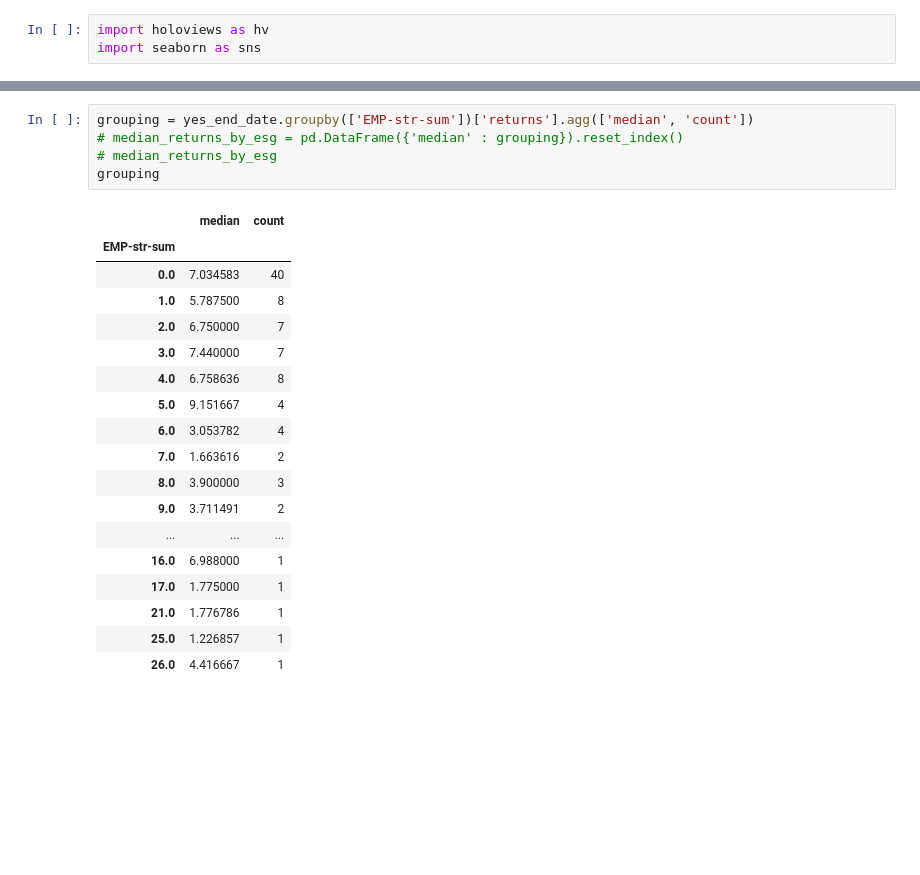
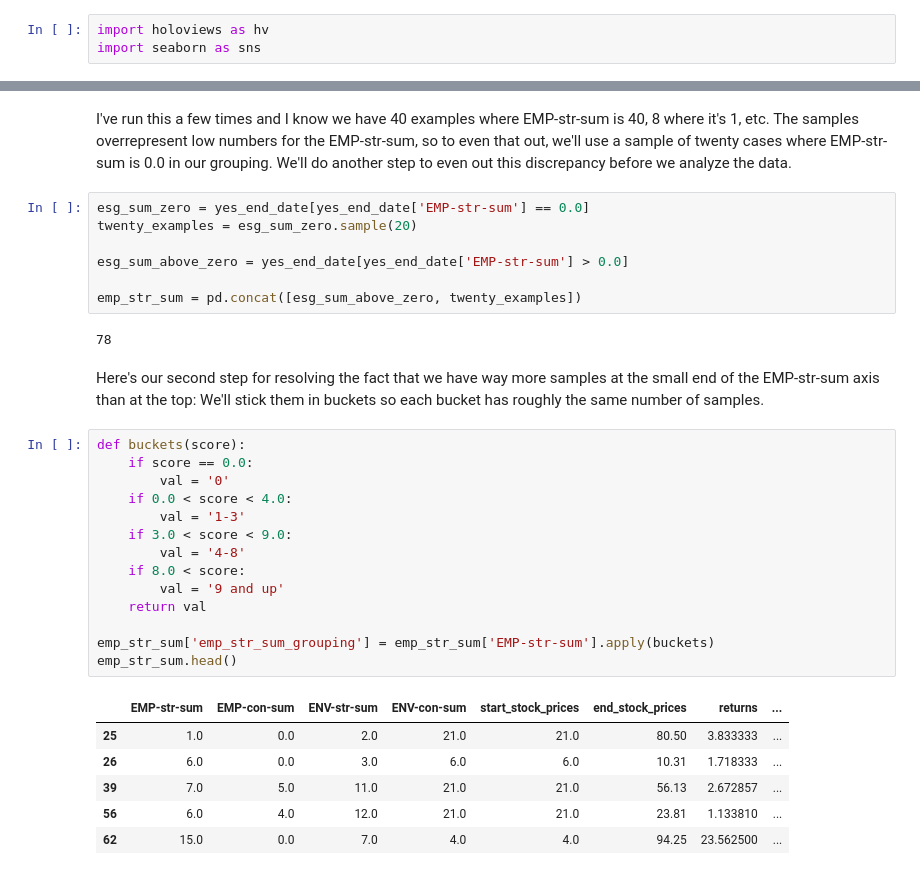
Before and after one commit to chelseatroy/fund_scale, a Jupyter notebook: data_explo/Exploring S&P Ethical Index Data.ipynb, the cells around one changed output, grey strips where cells are left out. Cells and saved outputs as stored; diff of their text form; blank space fills up the shorter version.

```diff
--- a/data_explo/Exploring S&P Ethical Index Data.ipynb
+++ b/data_explo/Exploring S&P Ethical Index Data.ipynb
@@ -254,24 +254,34 @@ ax4.scatter(x=yes_end_date['ENV-con-sum'], y=yes_end_date['returns'])
-# %%
-grouping = yes_end_date.groupby(['EMP-str-sum'])['returns'].agg(['median', 'count'])
-# median_returns_by_esg = pd.DataFrame({'median' : grouping}).reset_index()
-# median_returns_by_esg
-grouping
-# %% [output]
-|  | median | count |
-| EMP-str-sum |  |  |
-| 0.0 | 7.034583 | 40 |
-| 1.0 | 5.787500 | 8 |
-| 2.0 | 6.750000 | 7 |
-| 3.0 | 7.440000 | 7 |
-| 4.0 | 6.758636 | 8 |
-| 5.0 | 9.151667 | 4 |
-| 6.0 | 3.053782 | 4 |
-| 7.0 | 1.663616 | 2 |
-| 8.0 | 3.900000 | 3 |
-| 9.0 | 3.711491 | 2 |
-| ... | ... | ... |
-| 16.0 | 6.988000 | 1 |
-| 17.0 | 1.775000 | 1 |
-| 21.0 | 1.776786 | 1 |
-| 25.0 | 1.226857 | 1 |
-| 26.0 | 4.416667 | 1 |
+# %% [markdown]
+I've run this a few times and I know we have 40 examples where EMP-str-sum is 40, 8 where it's 1, etc. The samples overrepresent low numbers for the EMP-str-sum, so to even that out, we'll use a sample of twenty cases where EMP-str-sum is 0.0 in our grouping. We'll do another step to even out this discrepancy before we analyze the data.
+# %%
+esg_sum_zero = yes_end_date[yes_end_date['EMP-str-sum'] == 0.0]
+twenty_examples = esg_sum_zero.sample(20)
+
+esg_sum_above_zero = yes_end_date[yes_end_date['EMP-str-sum'] > 0.0]
+
+emp_str_sum = pd.concat([esg_sum_above_zero, twenty_examples])
+# %% [output]
+78
+# %% [markdown]
+Here's our second step for resolving the fact that we have way more samples at the small end of the EMP-str-sum axis than at the top: We'll stick them in buckets so each bucket has roughly the same number of samples.
+# %%
+def buckets(score):
+    if score == 0.0:
+        val = '0'
+    if 0.0 < score < 4.0:
+        val = '1-3'
+    if 3.0 < score < 9.0:
+        val = '4-8'
+    if 8.0 < score:
+        val = '9 and up'
+    return val
+
+emp_str_sum['emp_str_sum_grouping'] = emp_str_sum['EMP-str-sum'].apply(buckets)
+emp_str_sum.head()
+# %% [output]
+|  | EMP-str-sum | EMP-con-sum | ENV-str-sum | ENV-con-sum | start_stock_prices | end_stock_prices | returns | ... |
+| 25 | 1.0 | 0.0 | 2.0 | 21.0 | 21.0 | 80.50 | 3.833333 | ... |
+| 26 | 6.0 | 0.0 | 3.0 | 6.0 | 6.0 | 10.31 | 1.718333 | ... |
+| 39 | 7.0 | 5.0 | 11.0 | 21.0 | 21.0 | 56.13 | 2.672857 | ... |
+| 56 | 6.0 | 4.0 | 12.0 | 21.0 | 21.0 | 23.81 | 1.133810 | ... |
+| 62 | 15.0 | 0.0 | 7.0 | 4.0 | 4.0 | 94.25 | 23.562500 | ... |
```
Also changed, not shown: parts of 9 cells of this notebook.
